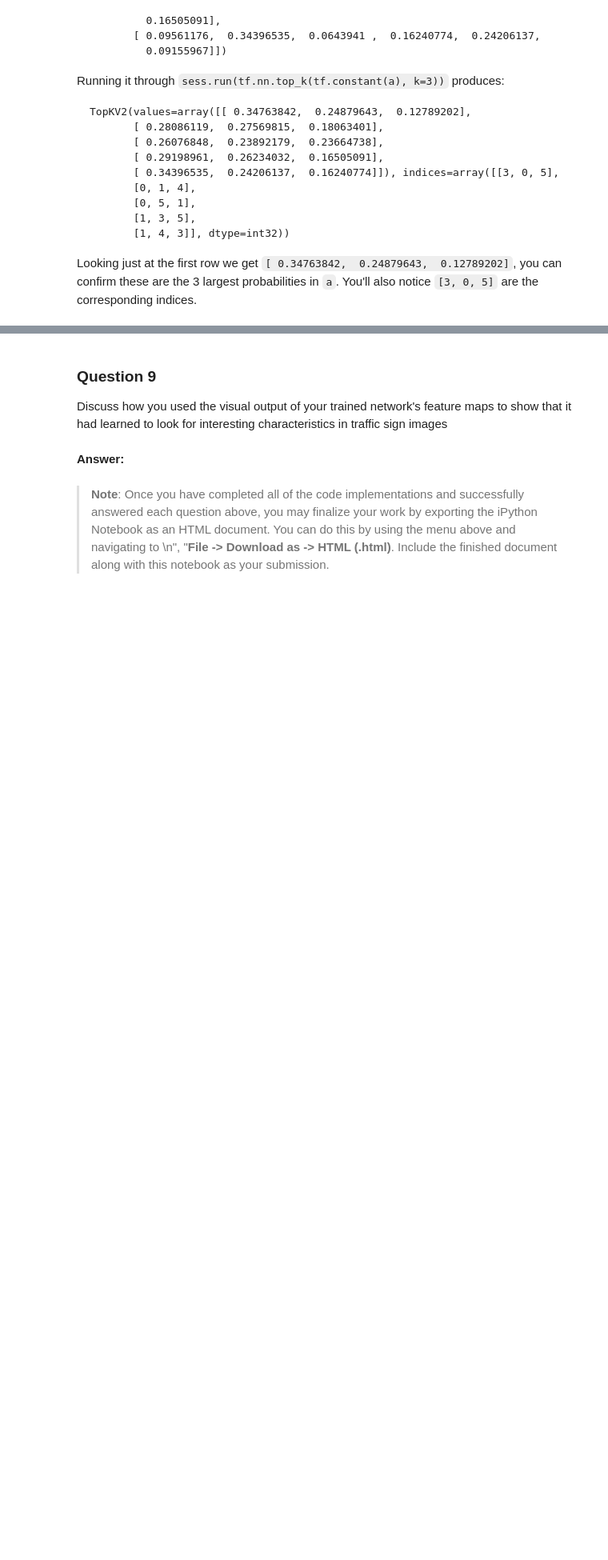
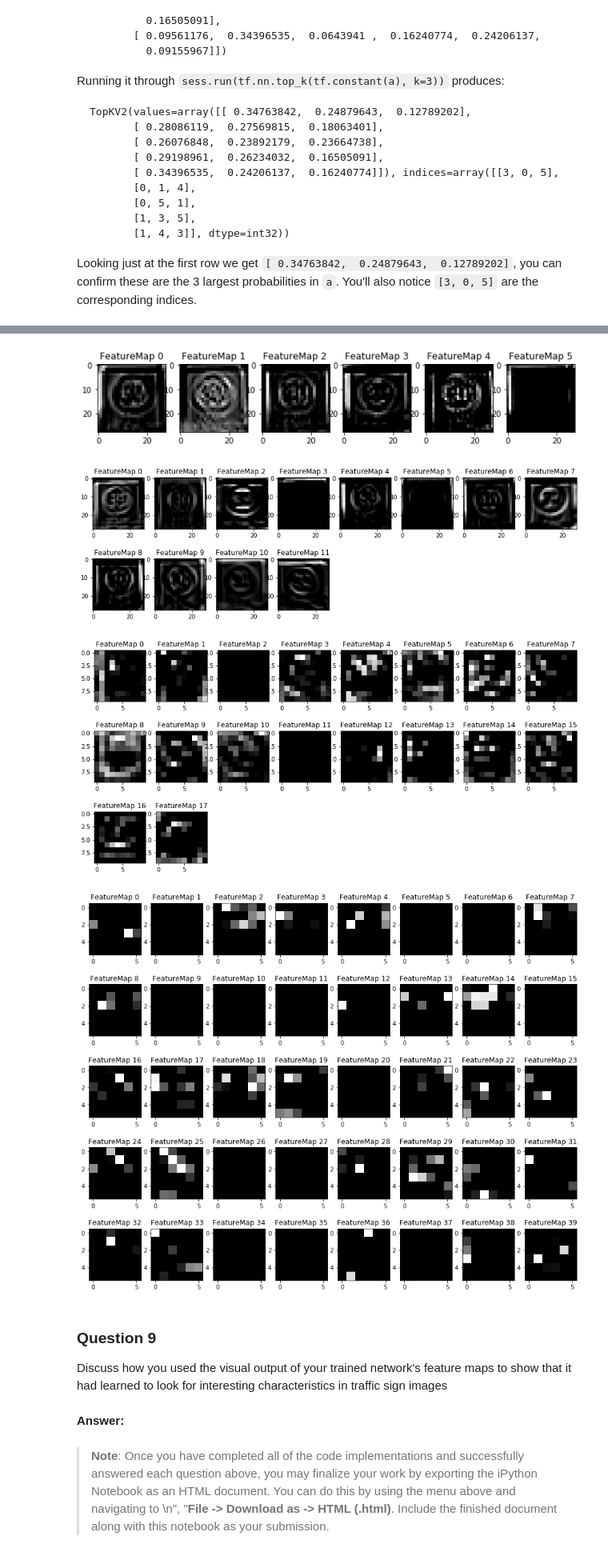
Before and after one commit to Krishtof-Korda/CarND-Traffic-Sign-Classifier-Submission, a Jupyter notebook: Traffic_Sign_Classifier.ipynb, the cells around one changed output, grey strips where cells are left out. Shown: that part at 80% size. Drawn from its saved outputs; the diff is of its cells as text; code cells hidden in the pictures; blank space fills up the shorter version.

```diff
--- a/Traffic_Sign_Classifier.ipynb
+++ b/Traffic_Sign_Classifier.ipynb
@@ -542,7 +542,7 @@ with tf.Session() as sess:
         print("Validation Accuracy = {:.3f}".format(validation_accuracy))
         print()
 
-    saver.save(sess, './traffic_signs', global_step=0)
+    saver.save(sess, './traffic_signs', global_step=3)
     print("Model saved")
 # %% [output]
 Training...
@@ -837,17 +891,20 @@ def outputFeatureMap(image_input, tf_activation, activation_min=-1, activation_m
 # %%
 # Very frustrated that I couldn't get this to work. I spent hours on slack, forums, etc.
 # Please explain why this doesn't work.
 
 with tf.Session() as sess:
     saver.restore(sess, tf.train.latest_checkpoint('.'))
 
-#Visualize activation
-    act2 = sess.graph.get_tensor_by_name("act2:0")
-#     xint = np.zeros([1,32,32,1])
-#     xint[0] = X_internet[3]
+#Visualize activations
     xint = np.asarray(X_internet[3:4])
-
-    outputFeatureMap(xint, act2, plt_num=6)
+    for i in range(1,5):
+        act = sess.graph.get_tensor_by_name("act{}:0".format(i))
+        outputFeatureMap(xint, act, plt_num=i)
+# %% [output]
+[figure, added]
+[figure, added]
+[figure, added]
+[figure, added]
 # %% [markdown]
 ### Question 9
 
```
Also changed, not shown: parts of 9 cells of this notebook, 13 other files.
